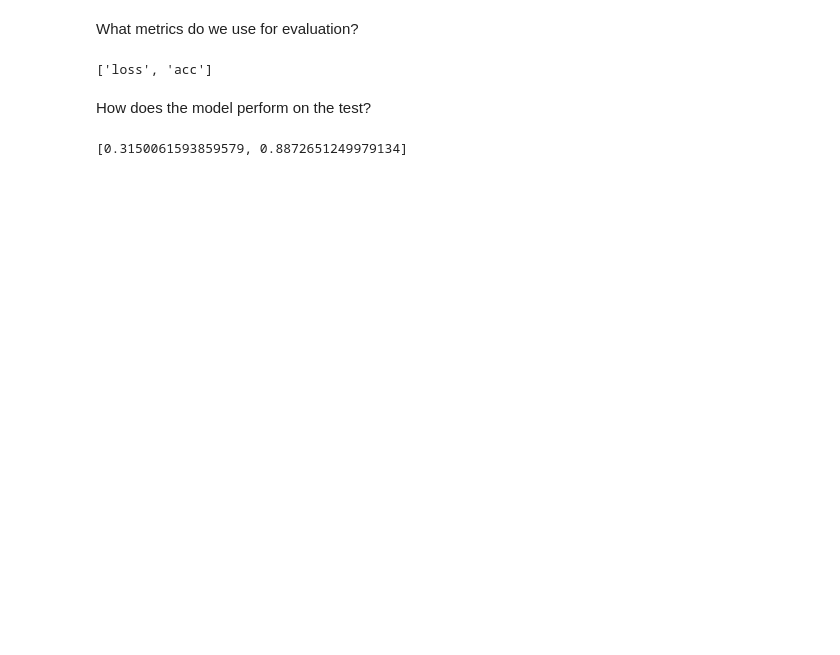
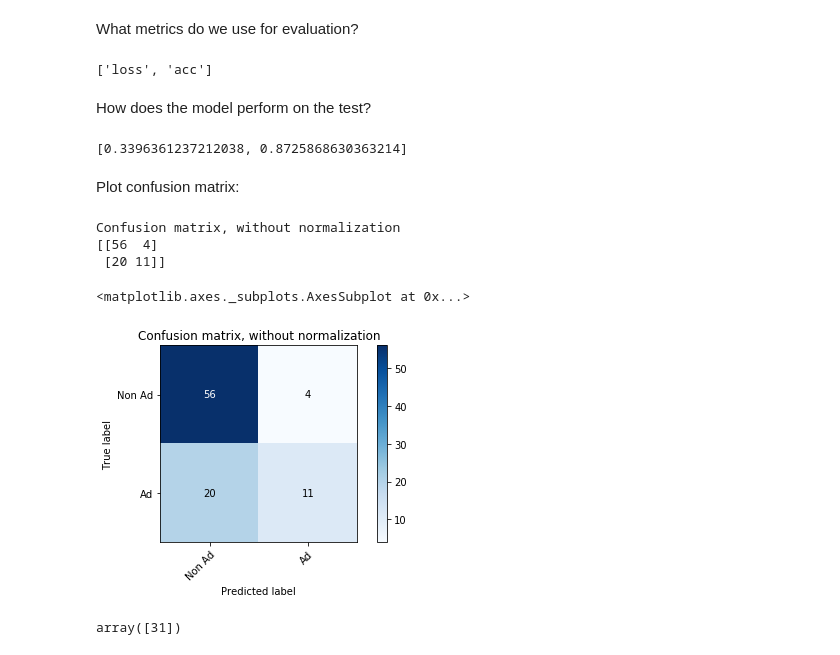
Before and after one commit to ohadmich/Adetector, a Jupyter notebook: Train_NN_model.ipynb, the cells around one changed output. Cells and saved outputs as stored; diff of their text form; code cells hidden in the pictures; blank space fills up the shorter version.

Commit message:
added confusion matrix plot

```diff
--- a/Train_NN_model.ipynb
+++ b/Train_NN_model.ipynb
@@ -78,4 +79,5 @@ def create_model(n_features):
     model.add(Dense(64, activation = 'relu'))
     model.add(Dense(1, activation = 'sigmoid'))
 
+    model.summary()
     return model
@@ -244,6 +314,7 @@ train_generator.err_files
 # %% [markdown]
 ### Check Accuracy:
 # %%
+filepath = 'models/weights_1690_256_64_1_temp1.hdf5'
 # recreate a model for evaluation
 num_features = 1690
 eval_model = create_model(num_features)
@@ -262,4 +347,21 @@ How does the model perform on the test?
 # %%
 eval_model.evaluate_generator(generator = test_generator, steps = 5)
 # %% [output]
-[0.3150061593859579, 0.8872651249979134]
+[0.3396361237212038, 0.8725868630363214]
+# %% [markdown]
+Plot confusion matrix:
+# %%
+X,Y = test_generator.__getitem__(2)
+Y_pred = eval_model.predict(X)
+# %%
+plot_confusion_matrix(Y, Y_pred>0.9, ['Non Ad', 'Ad'])
+# %% [output]
+Confusion matrix, without normalization
+[[56  4]
+ [20 11]]
+<matplotlib.axes._subplots.AxesSubplot at 0x...>
+[figure, added]
+# %%
+sum(Y)
+# %% [output]
+array([31])
```
Also changed, not shown: parts of 5 cells of this notebook.
